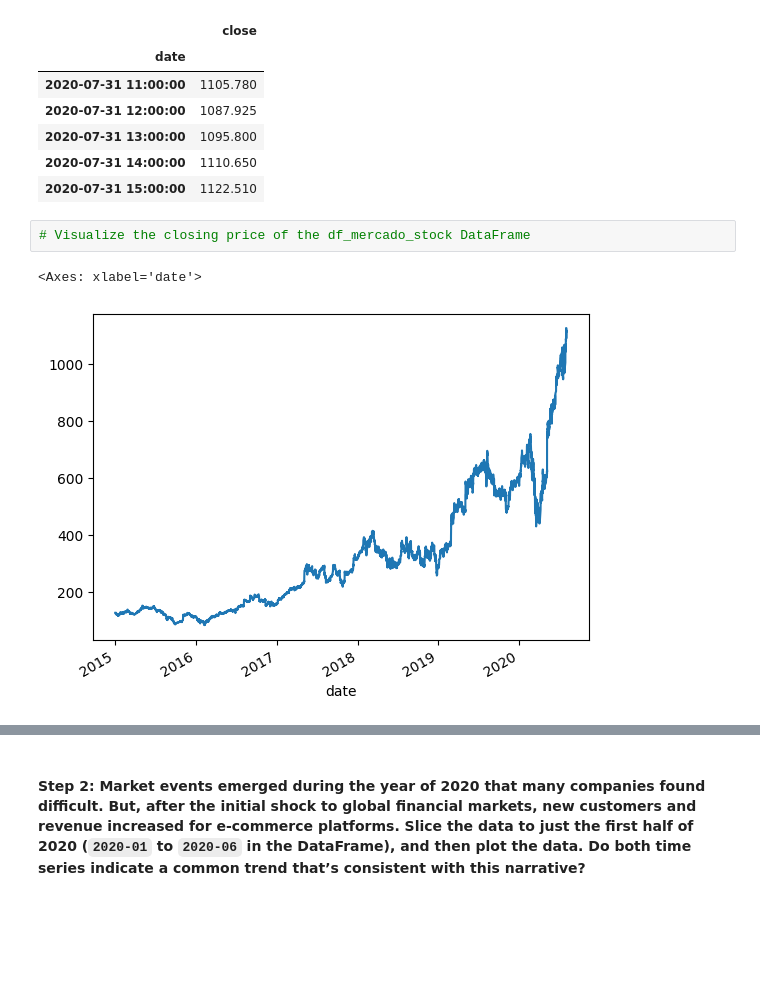
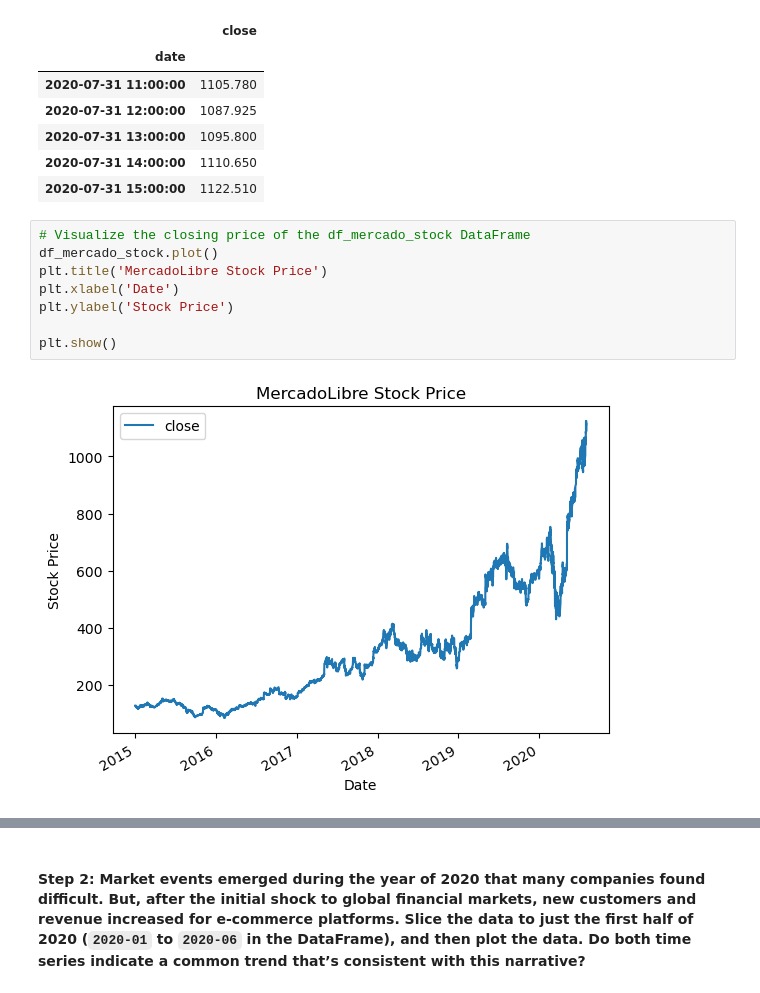
Before and after one commit to robbstenman/prophet-challenge, a Jupyter notebook: forecasting_net_prophet.ipynb, the cells around one changed output, grey strips where cells are left out. Cells and saved outputs as stored; diff of their text form; blank space fills up the shorter version.

```diff
--- a/forecasting_net_prophet.ipynb
+++ b/forecasting_net_prophet.ipynb
@@ -232,9 +257,14 @@ display(df_mercado_stock.tail())
 | 2020-07-31 15:00:00 | 1122.510 |
 # %%
 # Visualize the closing price of the df_mercado_stock DataFrame
+df_mercado_stock.plot()
+plt.title('MercadoLibre Stock Price')
+plt.xlabel('Date')
+plt.ylabel('Stock Price')
+
+plt.show()
 # %% [output]
-<Axes: xlabel='date'>
-[figure, old version]
+[figure, new version]
 # %%
 # Concatenate the df_mercado_stock DataFrame with the df_mercado_trends DataFrame
 # Concatenate the DataFrame by columns (axis=1), and drop and rows with only one column of data
```
Also changed, not shown: parts of 6 cells of this notebook.
